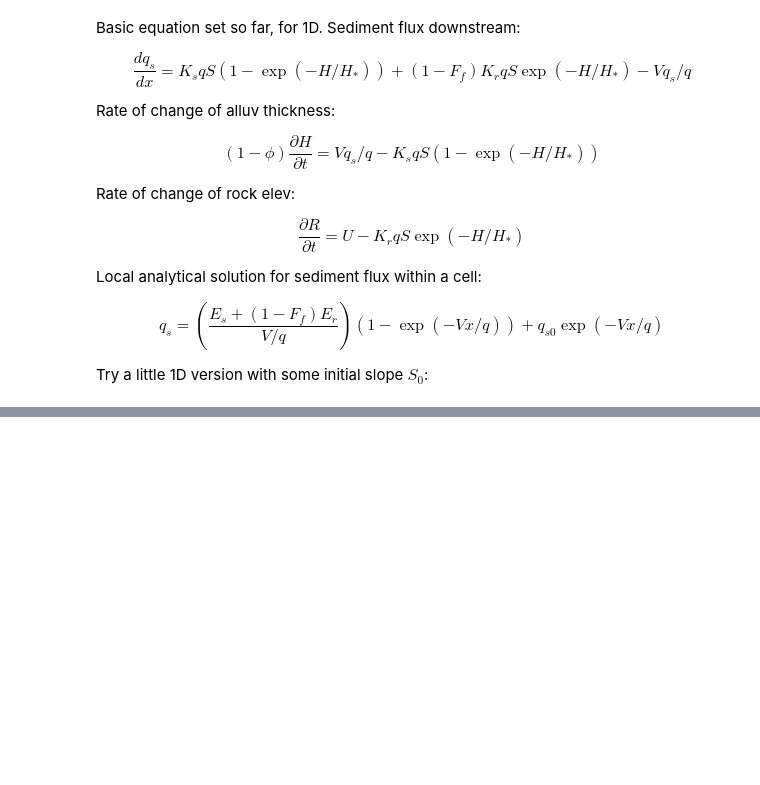
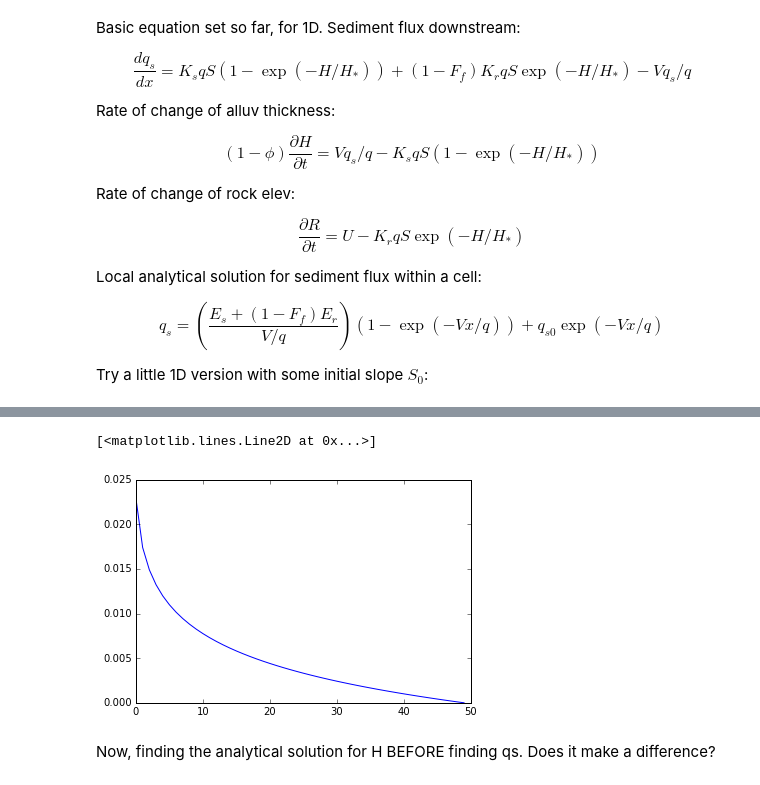
Before and after one commit to gregtucker/fluvial_erosion_theory, a Jupyter notebook: Local_analytical_solution_H.ipynb, the cells around one changed output, grey strips where cells are left out. Cells and saved outputs as stored; diff of their text form; code cells hidden in the pictures; blank space fills up the shorter version.

```diff
--- a/Local_analytical_solution_H.ipynb
+++ b/Local_analytical_solution_H.ipynb
@@ -93,0 +115,7 @@ num_time_steps
+# %%
+plt.plot(R)
+# %% [output]
+[<matplotlib.lines.Line2D at 0x...>]
+[figure, added]
+# %% [markdown]
+Now, finding the analytical solution for H BEFORE finding qs. Does it make a difference?
```
Also changed, not shown: parts of 10 cells of this notebook.
